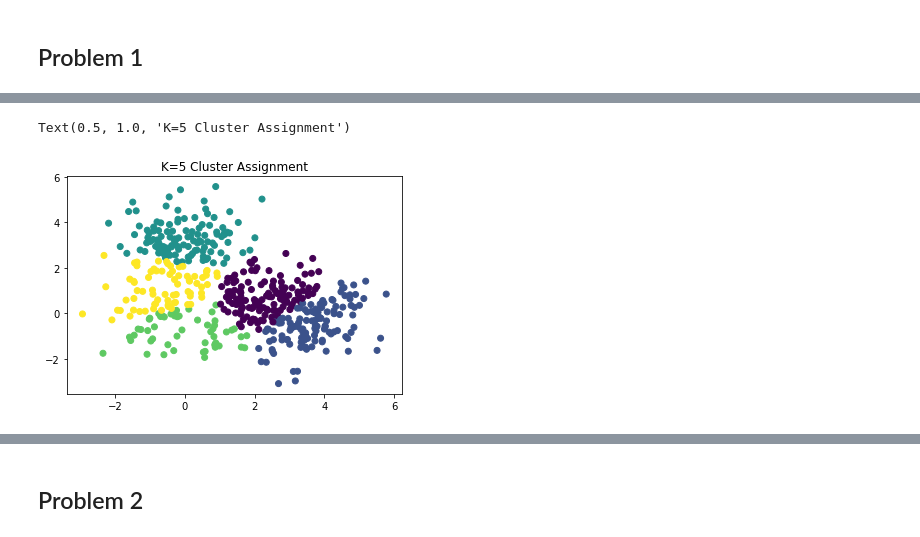
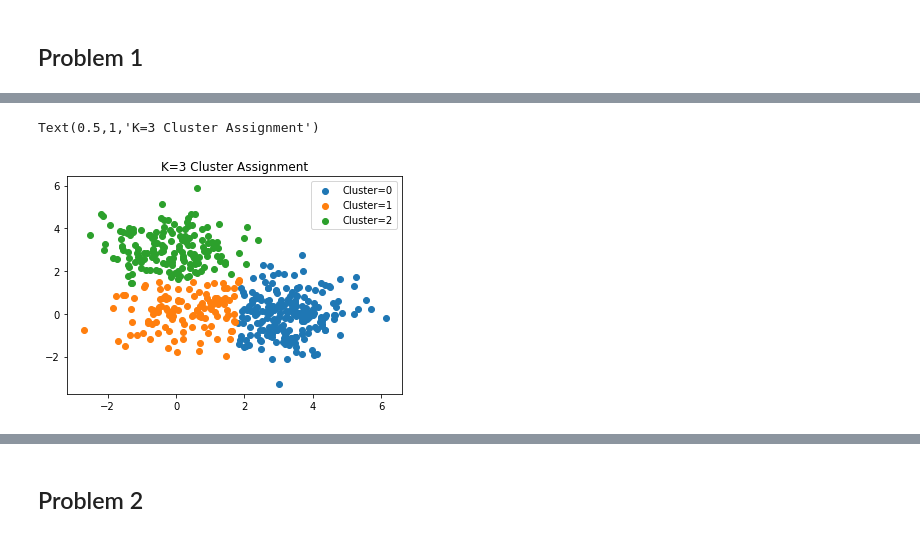
Before and after one commit to yjs1210/machine-learning, a Jupyter notebook: Kmeans-Matrix-Factorization.ipynb, the cells around one changed output, grey strips where cells are left out. Saved outputs shown, nothing was run; the diff lists cells and outputs as text; code cells hidden in the pictures.

```diff
--- a/Kmeans-Matrix-Factorization.ipynb
+++ b/Kmeans-Matrix-Factorization.ipynb
@@ -74,6 +74,9 @@ Text(0.5, 1.0, 'K=3 Cluster Assignment')
-# %%
-plt.scatter(n[:,0],n[:,1],c=c5)
-plt.title('K=5 Cluster Assignment')
-# %% [output]
-Text(0.5, 1.0, 'K=5 Cluster Assignment')
-[figure, removed]
+# %%
+plt.scatter(n[c3==0,0],n[c3==0,1],label = 'Cluster=0')
+plt.scatter(n[c3==1,0],n[c3==1,1],label = 'Cluster=1')
+plt.scatter(n[c3==2,0],n[c3==2,1],label = 'Cluster=2')
+plt.legend()
+plt.title('K=3 Cluster Assignment')
+# %% [output]
+Text(0.5,1,'K=3 Cluster Assignment')
+[figure, added]
```
Also changed, not shown: parts of 49 cells of this notebook, 1 other file.
